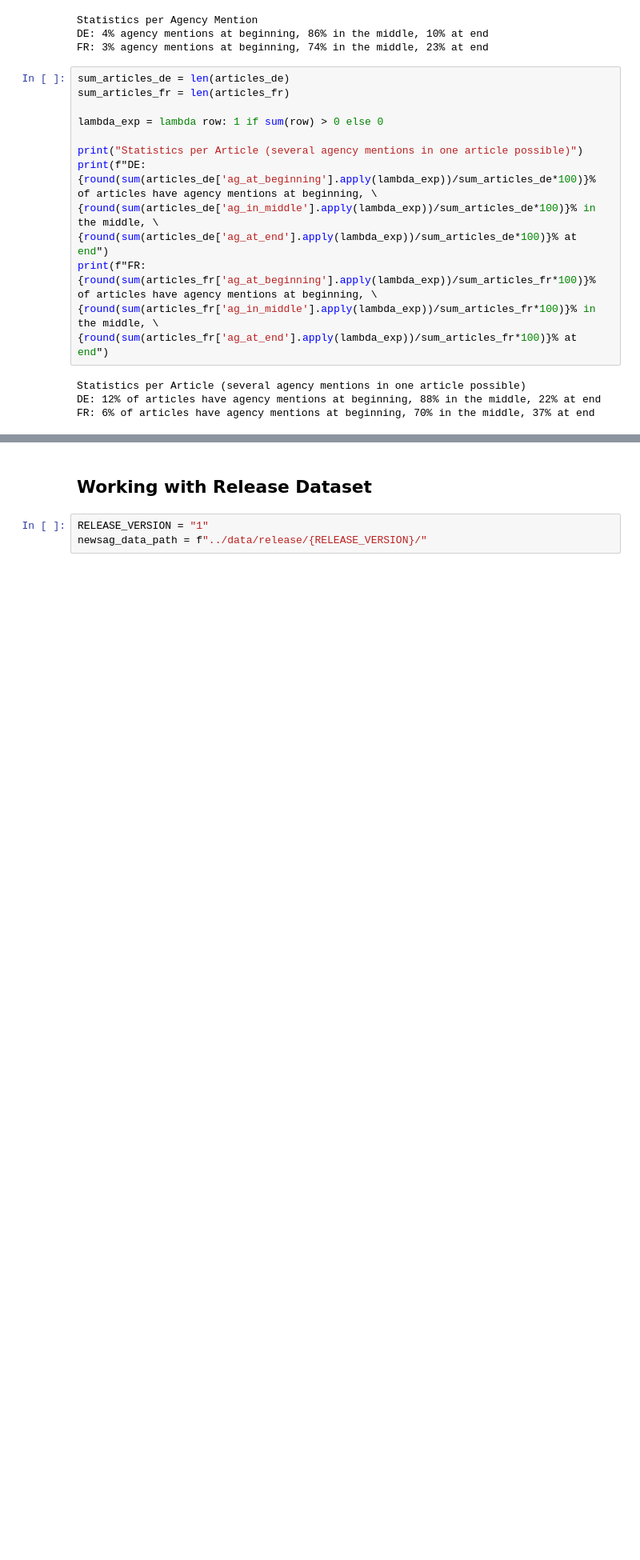
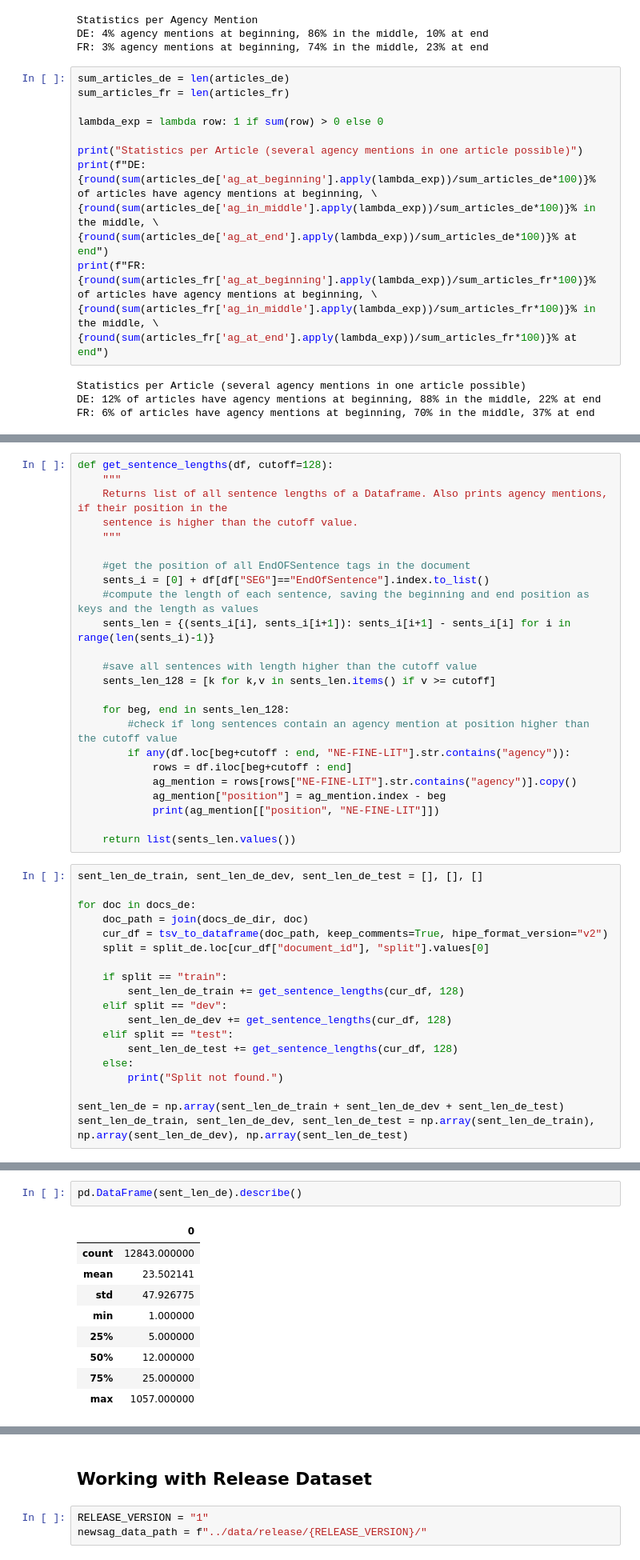
Before and after one commit to impresso/newsagency-classification, a Jupyter notebook: notebooks/stats_training_corpus.ipynb, the cells around one changed output, grey strips where cells are left out. Shown: that part at 80% size. Saved outputs shown, nothing was run; the diff lists cells and outputs as text; blank space fills up the shorter version.

```diff
--- a/notebooks/stats_training_corpus.ipynb
+++ b/notebooks/stats_training_corpus.ipynb
@@ -423,0 +444,43 @@ FR: 6% of articles have agency mentions at beginning, 70% in the middle, 37% at
+# %%
+def get_sentence_lengths(df, cutoff=128):
+    """
+    Returns list of all sentence lengths of a Dataframe. Also prints agency mentions, if their position in the
+    sentence is higher than the cutoff value.
+    """
+
+    #get the position of all EndOFSentence tags in the document
+    sents_i = [0] + df[df["SEG"]=="EndOfSentence"].index.to_list()
+    #compute the length of each sentence, saving the beginning and end position as keys and the length as values
+    sents_len = {(sents_i[i], sents_i[i+1]): sents_i[i+1] - sents_i[i] for i in range(len(sents_i)-1)}
+
+    #save all sentences with length higher than the cutoff value
+    sents_len_128 = [k for k,v in sents_len.items() if v >= cutoff]
+
+    for beg, end in sents_len_128:
+        #check if long sentences contain an agency mention at position higher than the cutoff value
+        if any(df.loc[beg+cutoff : end, "NE-FINE-LIT"].str.contains("agency")):
+            rows = df.iloc[beg+cutoff : end]
+            ag_mention = rows[rows["NE-FINE-LIT"].str.contains("agency")].copy()
+            ag_mention["position"] = ag_mention.index - beg
+            print(ag_mention[["position", "NE-FINE-LIT"]])
+
+    return list(sents_len.values())
+# %%
+sent_len_de_train, sent_len_de_dev, sent_len_de_test = [], [], []
+
+for doc in docs_de:
+    doc_path = join(docs_de_dir, doc)
+    cur_df = tsv_to_dataframe(doc_path, keep_comments=True, hipe_format_version="v2")
+    split = split_de.loc[cur_df["document_id"], "split"].values[0]
+
+    if split == "train":
+        sent_len_de_train += get_sentence_lengths(cur_df, 128)
+    elif split == "dev":
+        sent_len_de_dev += get_sentence_lengths(cur_df, 128)
+    elif split == "test":
+        sent_len_de_test += get_sentence_lengths(cur_df, 128)
+    else:
+        print("Split not found.")
+
+sent_len_de = np.array(sent_len_de_train + sent_len_de_dev + sent_len_de_test)
+sent_len_de_train, sent_len_de_dev, sent_len_de_test = np.array(sent_len_de_train), np.array(sent_len_de_dev), np.array(sent_len_de_test)
@@ -423,0 +542,12 @@ FR: 6% of articles have agency mentions at beginning, 70% in the middle, 37% at
+# %%
+pd.DataFrame(sent_len_de).describe()
+# %% [output]
+|  | 0 |
+| count | 12843.000000 |
+| mean | 23.502141 |
+| std | 47.926775 |
+| min | 1.000000 |
+| 25% | 5.000000 |
+| 50% | 12.000000 |
+| 75% | 25.000000 |
+| max | 1057.000000 |
```
Also changed, not shown: parts of 10 cells of this notebook.
